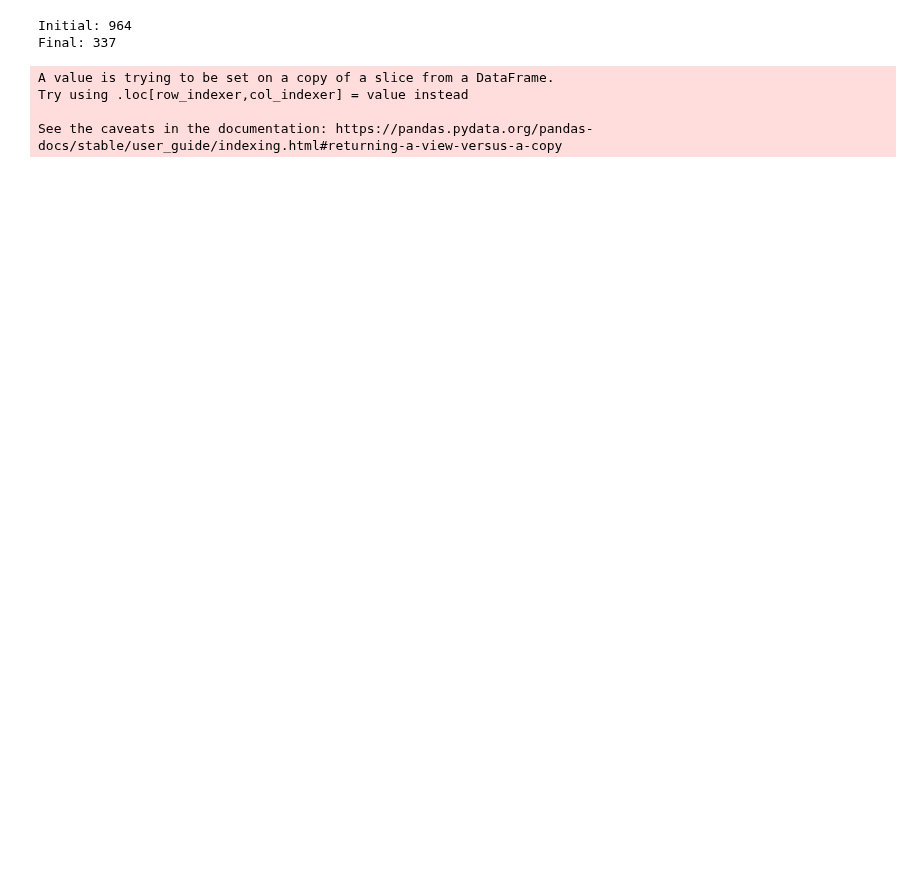
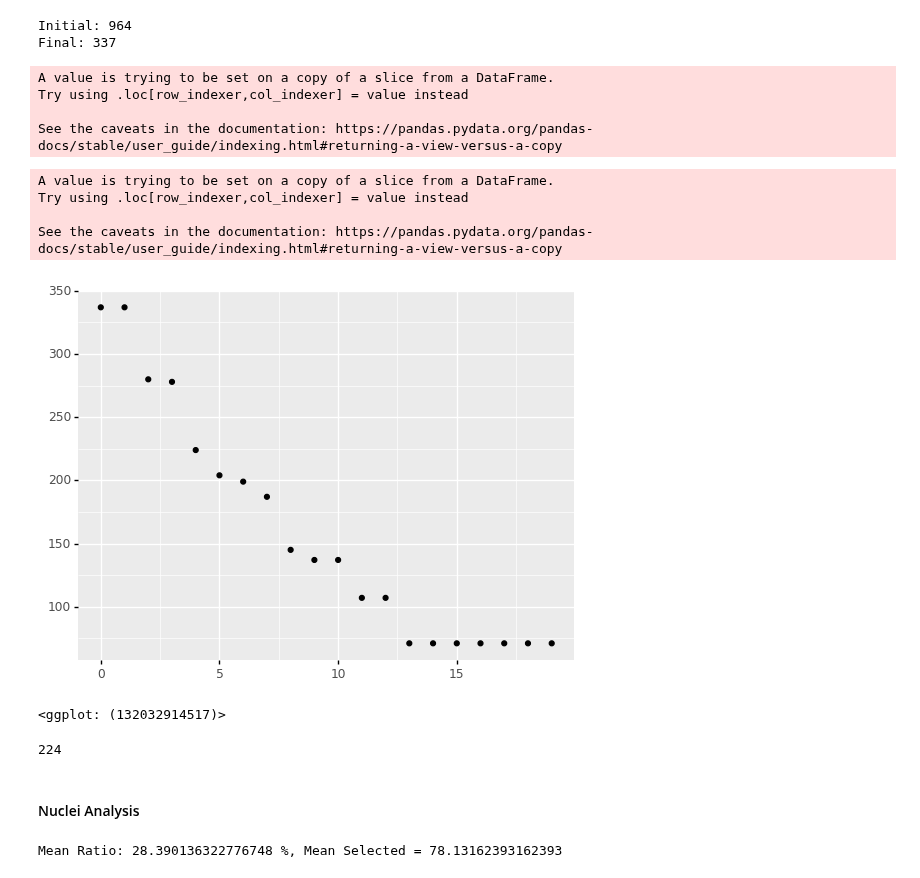
Before and after one commit to niightingale/bep_tools, a Jupyter notebook: fiji_analysis/models_X2.ipynb, the cells around one changed output. Drawn from its saved outputs; the diff is of its cells as text; code cells hidden in the pictures; blank space fills up the shorter version.

Commit message:
added 1606 well 6 analysis

```diff
--- a/fiji_analysis/models_X2.ipynb
+++ b/fiji_analysis/models_X2.ipynb
@@ -292,12 +292,12 @@ def buncher_glx(df):
     at_id = 1   # Denotes the next available cluster id
 
     # 1) Go Across All Points
-    for index, row in ar_wt_8_view.iterrows():
+    for index, row in df.iterrows():
         ids_in_range = []   # Store all in same cluster
         current = (row['X'], row['Y'], row['Plane'], row['Timepoint'])
 
         # 2) Fetch all close to point
-        for in_index, in_row in ar_wt_8_view.iterrows():
+        for in_index, in_row in df.iterrows():
             if in_index != index:
                 against = (in_row['X'], in_row['Y'], in_row['Plane'], in_row['Timepoint'])
                 sp_dist, tp_dist = dist(current, against)
@@ -310,29 +310,29 @@ def buncher_glx(df):
         ls_clusters_to_connect = []
 
         for idx in ids_in_range:
-            if ar_wt_8_view.at[idx, 'cluster_id'] != 0:
+            if df.at[idx, 'cluster_id'] != 0:
                 ls_idxs_to_remove.append(idx)
-                ls_clusters_to_connect.append(ar_wt_8_view.at[idx, 'cluster_id'])
+                ls_clusters_to_connect.append(df.at[idx, 'cluster_id'])
 
         ids_in_range = [x for x in ids_in_range if x not in ls_idxs_to_remove]
 
         curr_id = at_id
 
         # 3.1) Replace In Existent Clusters
-        ar_wt_8_view['cluster_id'] = ar_wt_8_view['cluster_id'].replace(ls_clusters_to_connect, curr_id)
+        df['cluster_id'] = df['cluster_id'].replace(ls_clusters_to_connect, curr_id)
 
         # 3.2) Add to novel
         for idx in ids_in_range:
-            ar_wt_8_view.at[idx, 'cluster_id'] = curr_id
+            df.at[idx, 'cluster_id'] = curr_id
 
         at_id += 1      # Advance available cluster id
 
     # 4) Add Cluster Sizes
-    ar_wt_8_view['cluster_size'] = ar_wt_8_view.groupby('cluster_id')['cluster_id'].transform('count')
+    df['cluster_size'] = df.groupby('cluster_id')['cluster_id'].transform('count')
 
     ls_bunch = []
     for x in range(20):
-        bunch = (ar_wt_8_view.cluster_size >= x).sum()
+        bunch = (df.cluster_size >= x).sum()
         ls_bunch.append(bunch)
     return ls_bunch
 
@@ -544,3 +545,35 @@ A value is trying to be set on a copy of a slice from a DataFrame.
 Try using .loc[row_indexer,col_indexer] = value instead
 
 See the caveats in the documentation: https://pandas.pydata.org/pandas-docs/stable/user_guide/indexing.html#returning-a-view-versus-a-copy
+# %%
+n_rows = ar_wt_pos_1606_6_view.shape[0]
+
+empty_couples = [0 for x in range(0, n_rows)]
+ar_wt_pos_1606_6_view['cluster_id'] = empty_couples
+# %% [output]
+A value is trying to be set on a copy of a slice from a DataFrame.
+Try using .loc[row_indexer,col_indexer] = value instead
+
+See the caveats in the documentation: https://pandas.pydata.org/pandas-docs/stable/user_guide/indexing.html#returning-a-view-versus-a-copy
+# %%
+ar_wt_pos_1606_6_view = pd.read_csv('data/1606_assay_novel/output_data/ar_wt_6_view.csv')
+
+n_rows = ar_wt_pos_1606_6_view.shape[0]
+
+empty_couples = [0 for x in range(0, n_rows)]
+ar_wt_pos_1606_6_view['cluster_id'] = empty_couples
+ar_wt_pos_1606_6_view['cluster_size'] = empty_couples
+
+ls_bunch = buncher_glx(ar_wt_pos_1606_6_view)
+
+ggplot(aes(range(0, len(ls_bunch)), ls_bunch)) +\
+    geom_point()
+# %% [output]
+[figure, added]
+<ggplot: (132032914517)>
+# %%
+print(ls_bunch[4])
+# %% [output]
+224
+# %% [markdown]
+#### Nuclei Analysis
@@ -546,0 +582,10 @@ See the caveats in the documentation: https://pandas.pydata.org/pandas-docs/stab
+# %%
+nuclei_1606_wt_6 = filter_frame(nuclei_1606_wt_6, 6)
+nuclei_1606_wt_6 = nuclei_1606_wt_6.sort_values(by = ['Timepoint'])
+nuclei_1606_wt_6['Nuclei - Ratio'] = nuclei_1606_wt_6['Nuclei Selected - Number of Objects'] / nuclei_1606_wt_6['Nuclei - Number of Objects']
+
+mean_ratio = nuclei_1606_wt_6['Nuclei - Ratio'].mean()
+mean_selected = nuclei_1606_wt_6['Nuclei Selected - Number of Objects'].mean()
+print(f'Mean Ratio: {mean_ratio * 100} %, Mean Selected = {mean_selected}')
+# %% [output]
+Mean Ratio: 28.390136322776748 %, Mean Selected = 78.13162393162393
```
Also changed, not shown: parts of 7 cells of this notebook.
